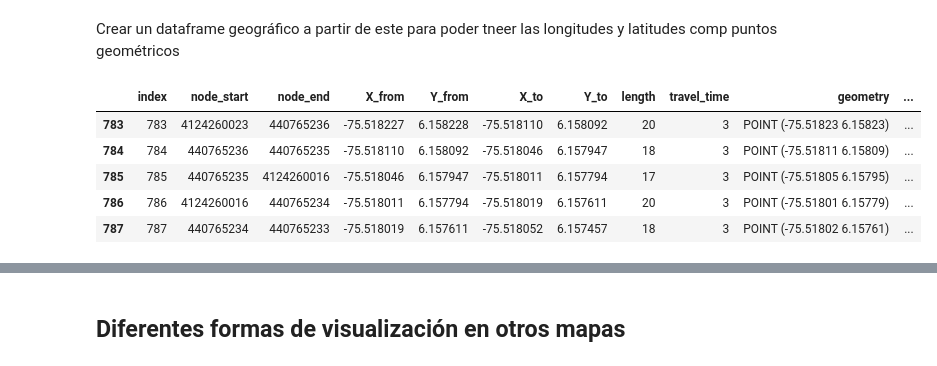
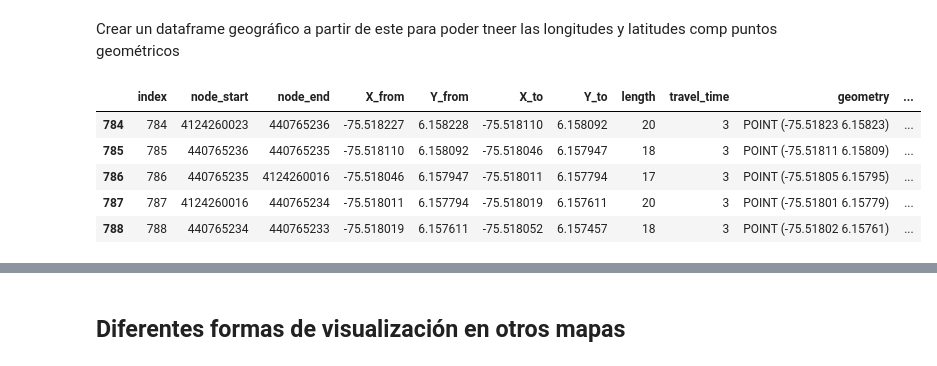
Before and after one commit to wmiguel29/Esp_IA, a Jupyter notebook: Heurística_AlgoritmosBúsqueda/IA_LatLong_InformacionMapa.ipynb, the cells around one changed output, grey strips where cells are left out. Cells and saved outputs as stored; diff of their text form; code cells hidden in the pictures.

```diff
--- a/Heurística_AlgoritmosBúsqueda/IA_LatLong_InformacionMapa.ipynb
+++ b/Heurística_AlgoritmosBúsqueda/IA_LatLong_InformacionMapa.ipynb
@@ -141,0 +170,3 @@ Escuela de Ingeniería de Antioquia, km 2+200, Vía Acceso P. Palmitas, Envigado
+# %%
+location_end=locator.geocode('Escuela de Ingeniería de Antioquia,Antioquia,Colombia')
+print(location_end.address)
@@ -152,8 +185,8 @@ Con la función ***plot_graph_route*** de ox se puede dibujar una ruta, se le de
 # %%
 start= (location_start.latitude, location_start.longitude)
 end= (location_end.latitude, location_end.longitude)
-start_node = ox.get_nearest_node(G, start)
-end_node = ox.get_nearest_node(G, end)
+start_node = ox.distance.nearest_nodes(G, start[1],start[0])
+end_node = ox.distance.nearest_nodes(G, end[1],end[0])
 route1 = nx.shortest_path(G, start_node, end_node, weight='travel_time')
 print(route1)
 # %% [output]
@@ -240,12 +269,12 @@ gdf["geometry_to"] = [Point(xy) for xy in zip(gdf.X_to, gdf.Y_to)]
 gdf['line'] = gdf.apply(lambda row: LineString([row['geometry_to'], row['geometry']]), axis=1)
 line_gdf = gdf[["node_start","node_end","length","travel_time", "line"]].set_geometry('line')
 # %%
-df.tail()
+gdf.tail()
 # %% [output]
 |  | index | node_start | node_end | X_from | Y_from | X_to | Y_to | length | travel_time | geometry | ... |
-| 783 | 783 | 4124260023 | 440765236 | -75.518227 | 6.158228 | -75.518110 | 6.158092 | 20 | 3 | POINT (-75.51823 6.15823) | ... |
-| 784 | 784 | 440765236 | 440765235 | -75.518110 | 6.158092 | -75.518046 | 6.157947 | 18 | 3 | POINT (-75.51811 6.15809) | ... |
-| 785 | 785 | 440765235 | 4124260016 | -75.518046 | 6.157947 | -75.518011 | 6.157794 | 17 | 3 | POINT (-75.51805 6.15795) | ... |
-| 786 | 786 | 4124260016 | 440765234 | -75.518011 | 6.157794 | -75.518019 | 6.157611 | 20 | 3 | POINT (-75.51801 6.15779) | ... |
-| 787 | 787 | 440765234 | 440765233 | -75.518019 | 6.157611 | -75.518052 | 6.157457 | 18 | 3 | POINT (-75.51802 6.15761) | ... |
+| 784 | 784 | 4124260023 | 440765236 | -75.518227 | 6.158228 | -75.518110 | 6.158092 | 20 | 3 | POINT (-75.51823 6.15823) | ... |
+| 785 | 785 | 440765236 | 440765235 | -75.518110 | 6.158092 | -75.518046 | 6.157947 | 18 | 3 | POINT (-75.51811 6.15809) | ... |
+| 786 | 786 | 440765235 | 4124260016 | -75.518046 | 6.157947 | -75.518011 | 6.157794 | 17 | 3 | POINT (-75.51805 6.15795) | ... |
+| 787 | 787 | 4124260016 | 440765234 | -75.518011 | 6.157794 | -75.518019 | 6.157611 | 20 | 3 | POINT (-75.51801 6.15779) | ... |
+| 788 | 788 | 440765234 | 440765233 | -75.518019 | 6.157611 | -75.518052 | 6.157457 | 18 | 3 | POINT (-75.51802 6.15761) | ... |
 # %%
```
Also changed, not shown: parts of 21 cells of this notebook.
